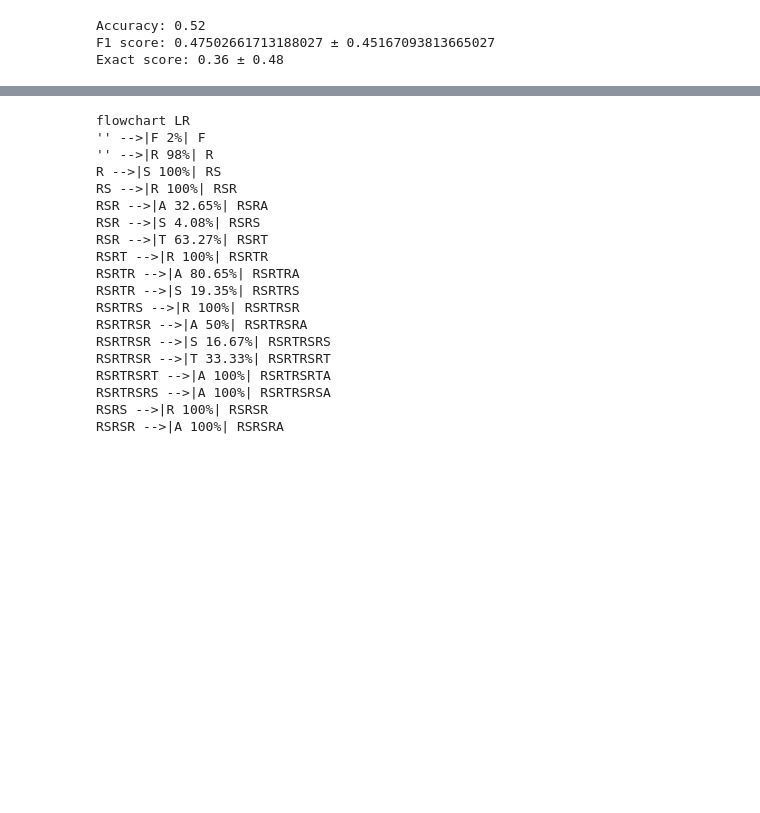
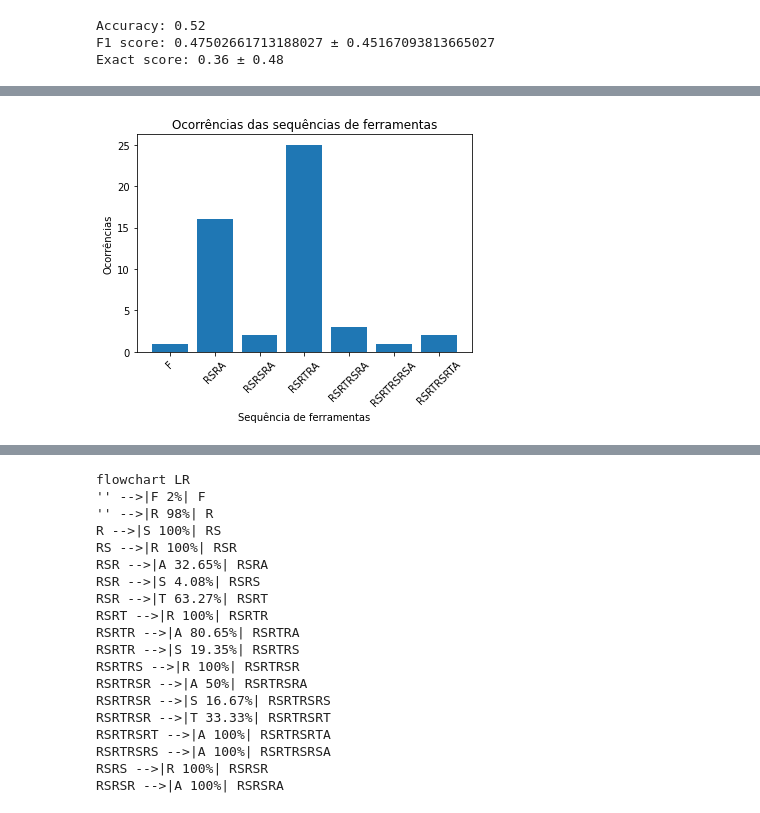
Before and after one commit to EltonCN/IA024, a Jupyter notebook: 10-ReAct/Aula_9_10_ReAct.ipynb, the cells around one changed output, grey strips where cells are left out. Cells and saved outputs as stored; diff of their text form; code cells hidden in the pictures; blank space fills up the shorter version.

```diff
--- a/10-ReAct/Aula_9_10_ReAct.ipynb
+++ b/10-ReAct/Aula_9_10_ReAct.ipynb
@@ -821,0 +1123,11 @@ plt.xticks(rotation=45)
+# %%
+plt.bar(tool_sequences_unique, tool_sequences_count)
+plt.xticks(rotation=45)
+
+plt.title("Ocorrências das sequências de ferramentas")
+plt.xlabel("Sequência de ferramentas")
+plt.ylabel("Ocorrências")
+
+plt.show()
+# %% [output]
+[figure, added]
```
Also changed, not shown: parts of 102 cells of this notebook.
